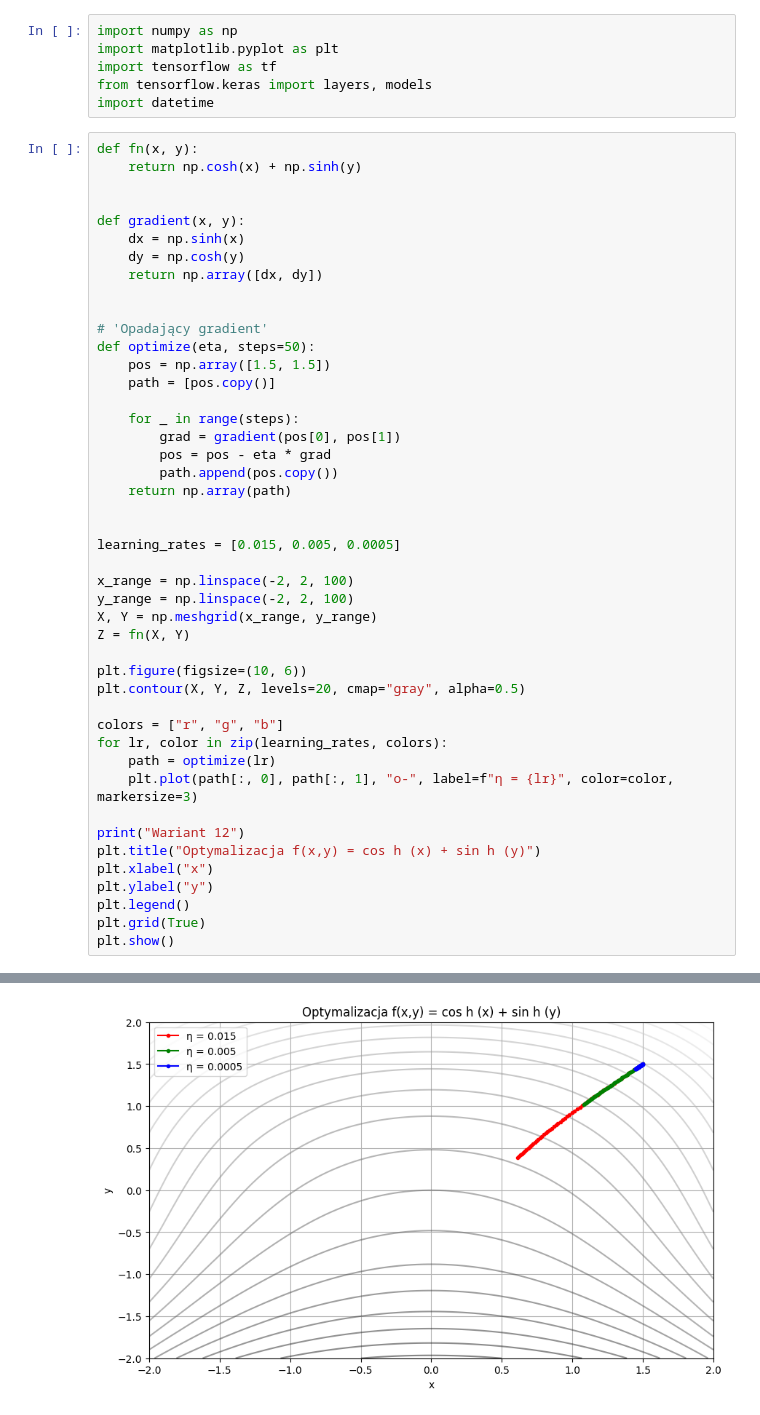
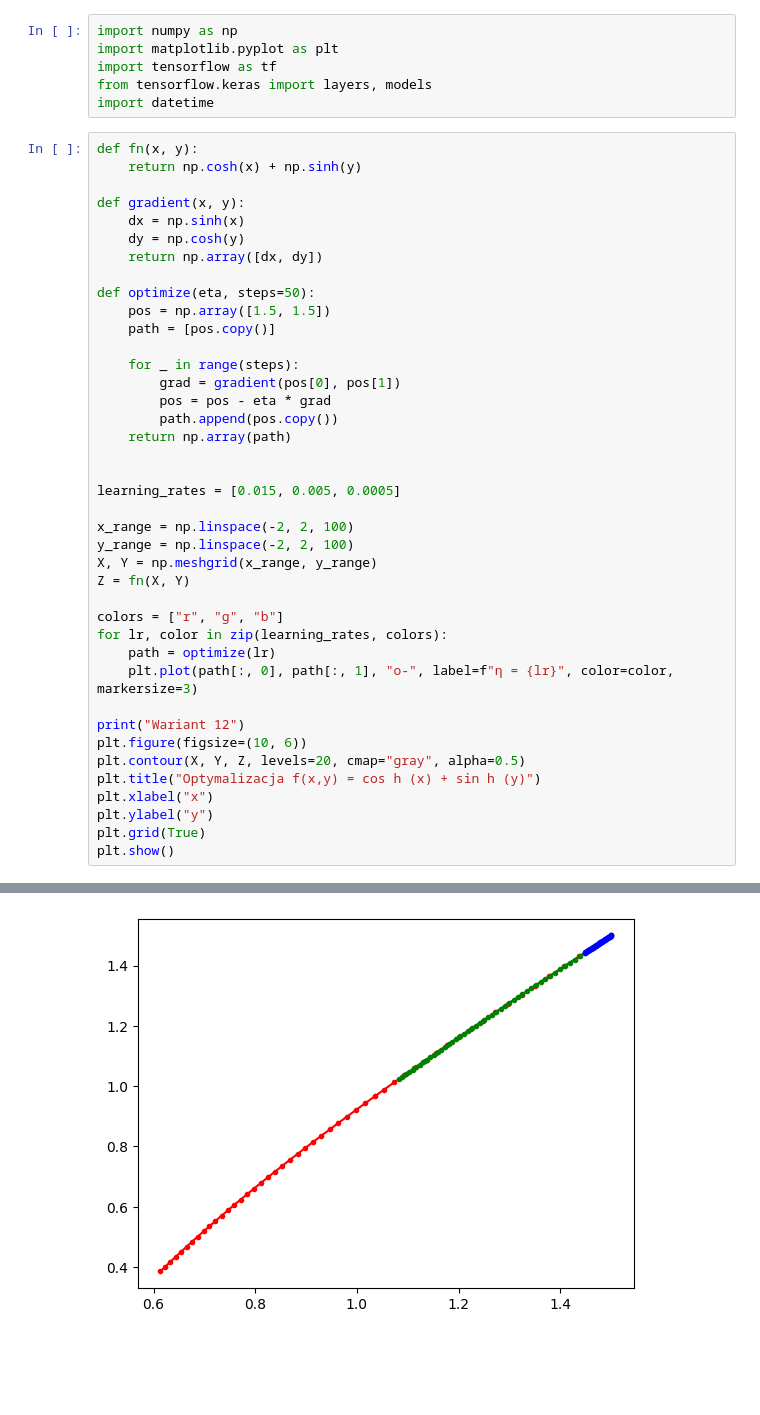
Before and after one commit to ihasp/nod2, a Jupyter notebook: Zad4/main.ipynb, the cells around one changed output, grey strips where cells are left out. Drawn from its saved outputs; the diff is of its cells as text; blank space fills up the shorter version.

```diff
--- a/Zad4/main.ipynb
+++ b/Zad4/main.ipynb
@@ -7,48 +7,43 @@ import datetime
 # %%
 def fn(x, y):
     return np.cosh(x) + np.sinh(y)
-
 
 def gradient(x, y):
     dx = np.sinh(x)
     dy = np.cosh(y)
     return np.array([dx, dy])
 
-
-# 'Opadający gradient'
 def optimize(eta, steps=50):
     pos = np.array([1.5, 1.5])
     path = [pos.copy()]
 
     for _ in range(steps):
         grad = gradient(pos[0], pos[1])
         pos = pos - eta * grad
         path.append(pos.copy())
     return np.array(path)
 
 
 learning_rates = [0.015, 0.005, 0.0005]
 
 x_range = np.linspace(-2, 2, 100)
 y_range = np.linspace(-2, 2, 100)
 X, Y = np.meshgrid(x_range, y_range)
 Z = fn(X, Y)
 
-plt.figure(figsize=(10, 6))
-plt.contour(X, Y, Z, levels=20, cmap="gray", alpha=0.5)
-
 colors = ["r", "g", "b"]
 for lr, color in zip(learning_rates, colors):
     path = optimize(lr)
     plt.plot(path[:, 0], path[:, 1], "o-", label=f"η = {lr}", color=color, markersize=3)
 
 print("Wariant 12")
+plt.figure(figsize=(10, 6))
+plt.contour(X, Y, Z, levels=20, cmap="gray", alpha=0.5)
 plt.title("Optymalizacja f(x,y) = cos h (x) + sin h (y)")
 plt.xlabel("x")
 plt.ylabel("y")
-plt.legend()
 plt.grid(True)
 plt.show()
 # %% [output]
 Wariant 12
-[figure, old version]
+[figure, new version]
```
Also changed, not shown: parts of 2 cells of this notebook, 7 other files.
